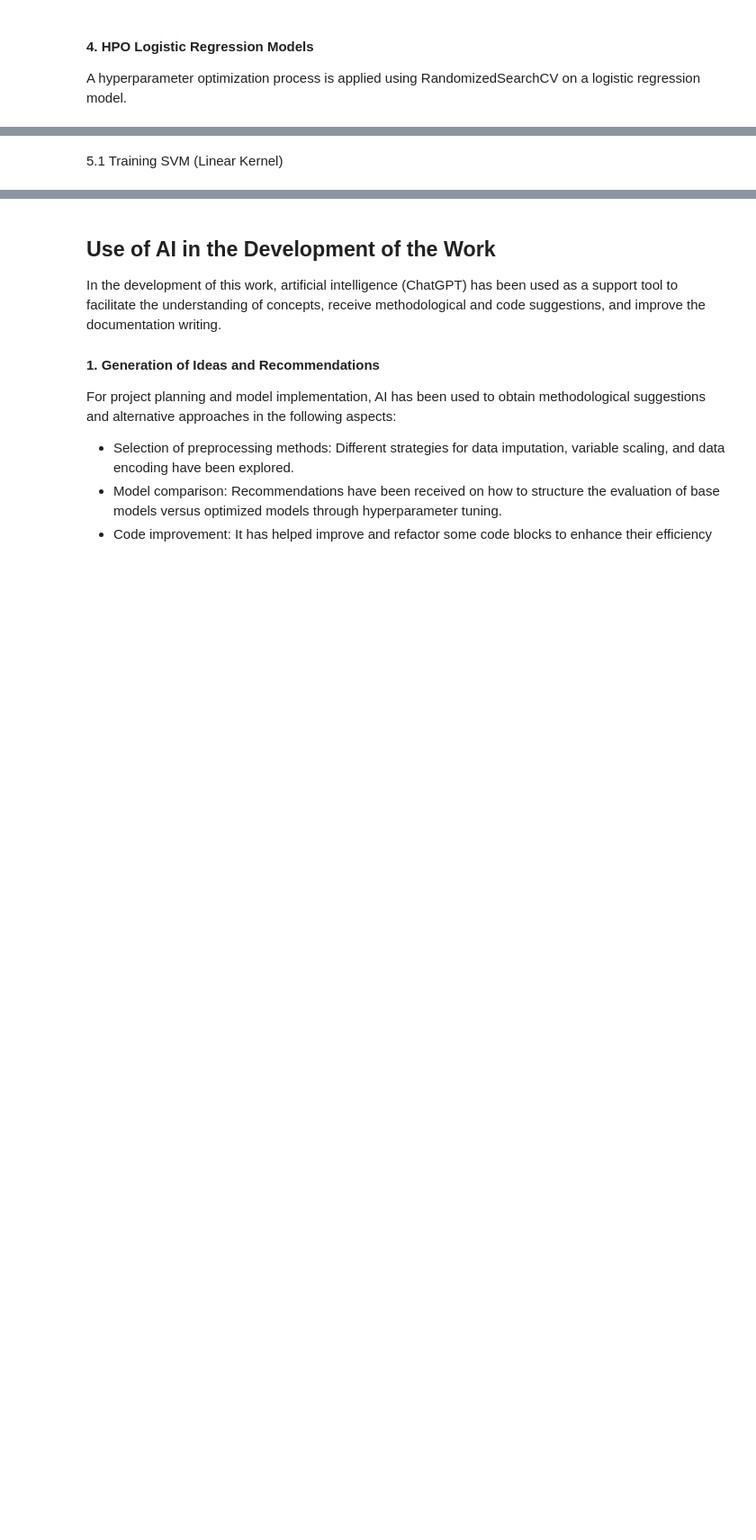
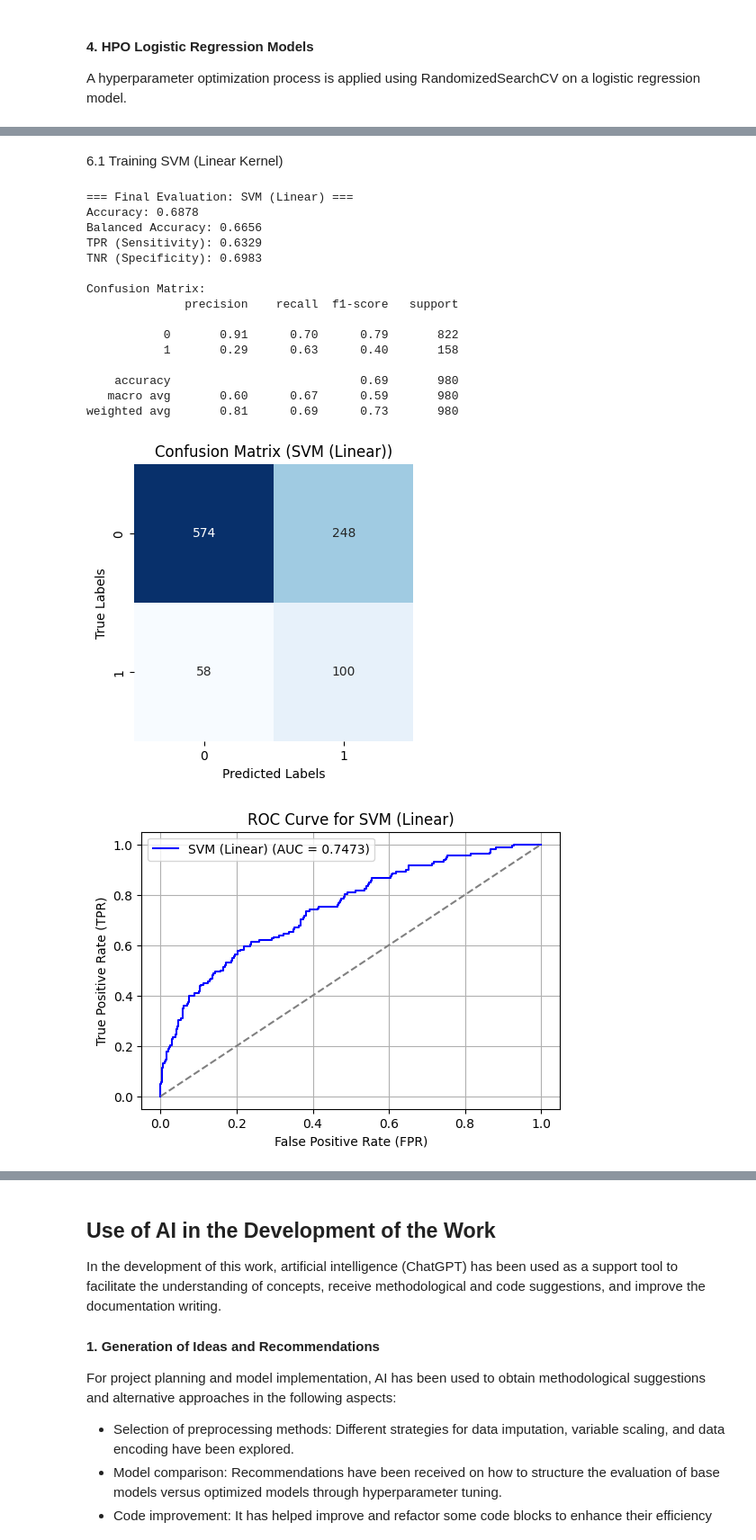
Before and after one commit to CarlosBravoGarran/ML_Attrition_Predictor, a Jupyter notebook: notebooks/01_EDA_and_Model_Train.ipynb, the cells around one changed output, grey strips where cells are left out. Shown at 90% size. Drawn from its saved outputs; the diff is of its cells as text; code cells hidden in the pictures; blank space fills up the shorter version.

```diff
--- a/notebooks/01_EDA_and_Model_Train.ipynb
+++ b/notebooks/01_EDA_and_Model_Train.ipynb
@@ -895,21 +1403,43 @@ opt_logreg_ev = evaluate_model(random_logreg.best_estimator_, X_test, y_test, "L
 
 SVMs are linear (or nonlinear through kernels) models that maximize the margin between classes. They can be adjusted with different kernels and penalty parameters.
 # %% [markdown]
-5.1 Training SVM (Linear Kernel)
+6.1 Training SVM (Linear Kernel)
 # %%
 from sklearn.svm import SVC
 
 svm_linear = Pipeline(steps=[
     ('preprocessor', preprocessor),
     ('classifier', SVC(
         kernel='linear',
         class_weight='balanced',
         probability=True,
         random_state=100474964
     ))
 ])
 
+
+start_time = time.time()
 svm_linear.fit(X_train, y_train)
+end_time = time.time()
+svm_linear_time = end_time - start_time
 
 svm_linear_ev = evaluate_model(svm_linear, X_test, y_test, "SVM (Linear)")
+# %% [output]
+=== Final Evaluation: SVM (Linear) ===
+Accuracy: 0.6878
+Balanced Accuracy: 0.6656
+TPR (Sensitivity): 0.6329
+TNR (Specificity): 0.6983
+
+Confusion Matrix:
+              precision    recall  f1-score   support
+
+           0       0.91      0.70      0.79       822
+           1       0.29      0.63      0.40       158
+
+    accuracy                           0.69       980
+   macro avg       0.60      0.67      0.59       980
+weighted avg       0.81      0.69      0.73       980
+[figure, added]
+[figure, added]
 # %% [markdown]
```
Also changed, not shown: parts of 65 cells of this notebook.
